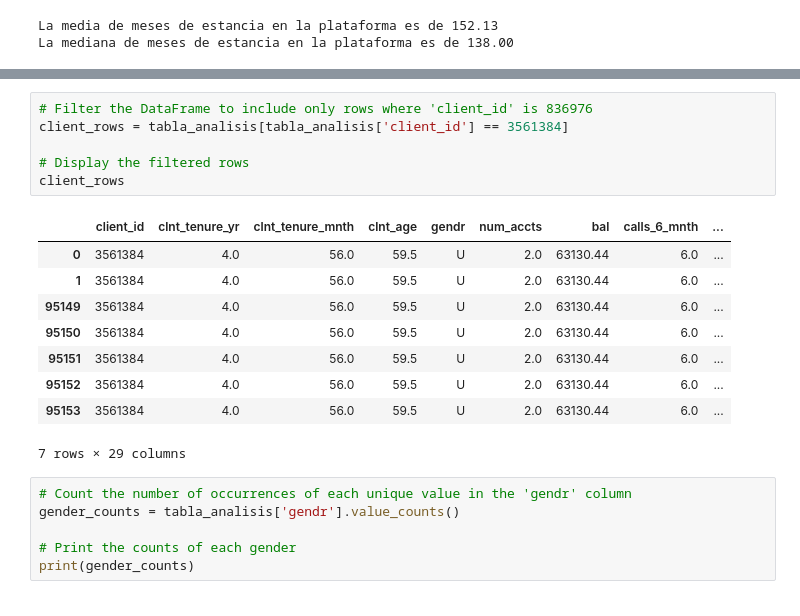
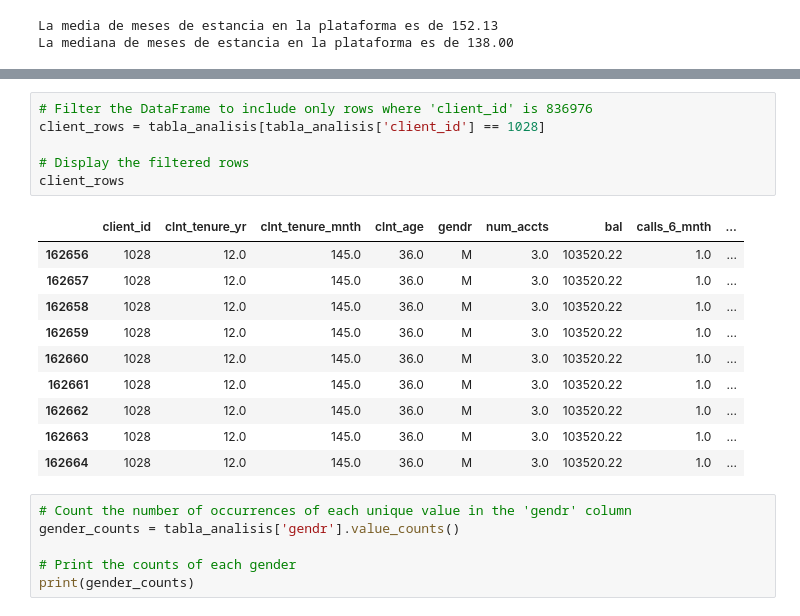
Before and after one commit to Ivannnsr/customer-experience-team-vanguard, a Jupyter notebook: mique_ivan.ipynb, the cells around one changed output, grey strips where cells are left out. Saved outputs shown, nothing was run; the diff lists cells and outputs as text.

```diff
--- a/mique_ivan.ipynb
+++ b/mique_ivan.ipynb
@@ -663,19 +705,20 @@ tabla_analisis.head()
 # %%
 # Filter the DataFrame to include only rows where 'client_id' is 836976
-client_rows = tabla_analisis[tabla_analisis['client_id'] == 3561384]
+client_rows = tabla_analisis[tabla_analisis['client_id'] == 1028]
 
 # Display the filtered rows
 client_rows
 # %% [output]
 |  | client_id | clnt_tenure_yr | clnt_tenure_mnth | clnt_age | gendr | num_accts | bal | calls_6_mnth | ... |
-| 0 | 3561384 | 4.0 | 56.0 | 59.5 | U | 2.0 | 63130.44 | 6.0 | ... |
-| 1 | 3561384 | 4.0 | 56.0 | 59.5 | U | 2.0 | 63130.44 | 6.0 | ... |
-| 95149 | 3561384 | 4.0 | 56.0 | 59.5 | U | 2.0 | 63130.44 | 6.0 | ... |
-| 95150 | 3561384 | 4.0 | 56.0 | 59.5 | U | 2.0 | 63130.44 | 6.0 | ... |
-| 95151 | 3561384 | 4.0 | 56.0 | 59.5 | U | 2.0 | 63130.44 | 6.0 | ... |
-| 95152 | 3561384 | 4.0 | 56.0 | 59.5 | U | 2.0 | 63130.44 | 6.0 | ... |
-| 95153 | 3561384 | 4.0 | 56.0 | 59.5 | U | 2.0 | 63130.44 | 6.0 | ... |
+| 162656 | 1028 | 12.0 | 145.0 | 36.0 | M | 3.0 | 103520.22 | 1.0 | ... |
+| 162657 | 1028 | 12.0 | 145.0 | 36.0 | M | 3.0 | 103520.22 | 1.0 | ... |
+| 162658 | 1028 | 12.0 | 145.0 | 36.0 | M | 3.0 | 103520.22 | 1.0 | ... |
+| 162659 | 1028 | 12.0 | 145.0 | 36.0 | M | 3.0 | 103520.22 | 1.0 | ... |
+| 162660 | 1028 | 12.0 | 145.0 | 36.0 | M | 3.0 | 103520.22 | 1.0 | ... |
+| 162661 | 1028 | 12.0 | 145.0 | 36.0 | M | 3.0 | 103520.22 | 1.0 | ... |
+| 162662 | 1028 | 12.0 | 145.0 | 36.0 | M | 3.0 | 103520.22 | 1.0 | ... |
+| 162663 | 1028 | 12.0 | 145.0 | 36.0 | M | 3.0 | 103520.22 | 1.0 | ... |
+| 162664 | 1028 | 12.0 | 145.0 | 36.0 | M | 3.0 | 103520.22 | 1.0 | ... |
-7 rows × 29 columns
 # %%
 # Count the number of occurrences of each unique value in the 'gendr' column
 gender_counts = tabla_analisis['gendr'].value_counts()
```
Also changed, not shown: parts of 38 cells of this notebook, 4 other files.
